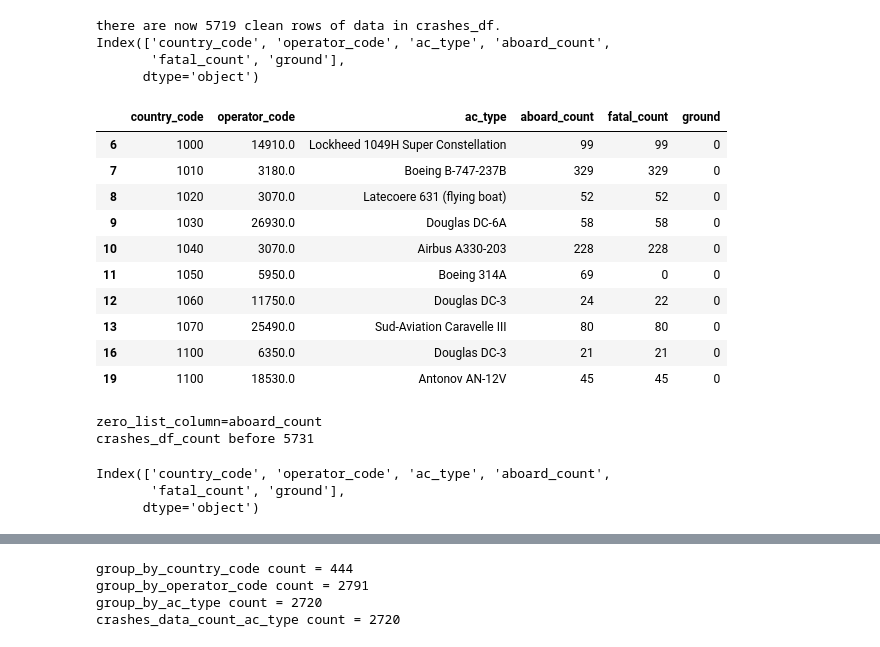
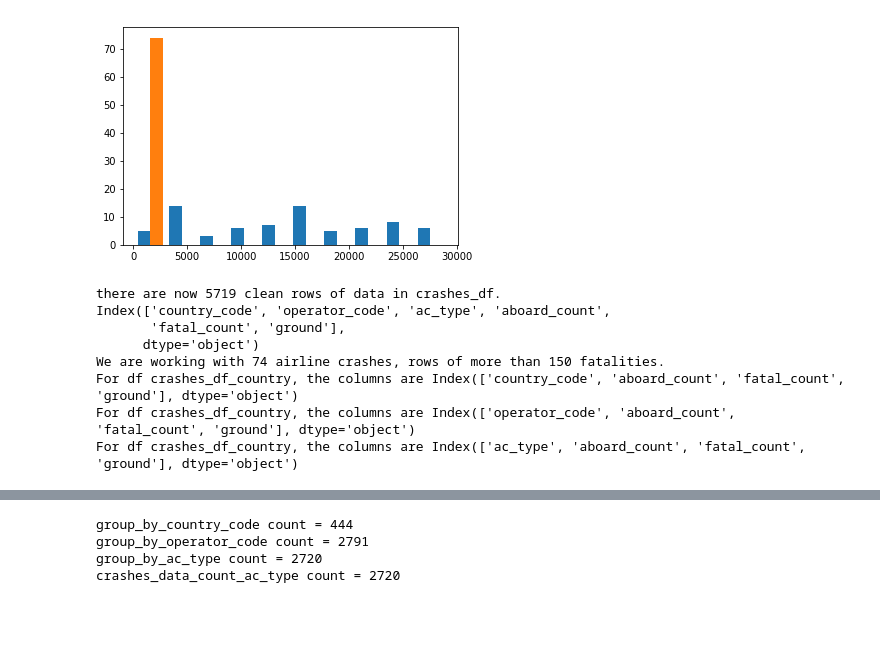
Before and after one commit to loupendley/Thinkful, a Jupyter notebook: Datafiles/Unit2Lesson2Project4.ipynb, the cells around one changed output, grey strips where cells are left out. Drawn from its saved outputs; the diff is of its cells as text; code cells hidden in the pictures; blank space fills up the shorter version.

```diff
--- a/Datafiles/Unit2Lesson2Project4.ipynb
+++ b/Datafiles/Unit2Lesson2Project4.ipynb
@@ -70,3 +68,12 @@ crashes["operator"].head(2)
+# %%
+fig = plt.figure()
+x = crashes_df['operator_code']
+y = crashes_df['fatal_count']
+n, bins, patches = plt.hist([x,y])
+# plotly_fig = tls.mpl_to_plotly(fig)
+# py.iplot(plotly_fig)
+# %% [output]
+[figure, added]
 # %%
 crashes.head(3)
 # %%
@@ -196,44 +203,25 @@ crashes_df['aboard_count'] = pd.to_numeric(crashes_df['aboard_count'])
 crashes_df['fatal_count']  = pd.to_numeric(crashes_df['fatal_count'])
 print("there are now {} clean rows of data in crashes_df.".format(len(crashes_df)))
 print(crashes_df.columns)
+
+FATALITIES = 150
+# we only want big crashes, more than n fatalties
+crashes_big = crashes_df[(crashes_df['fatal_count']  > FATALITIES)]
+crashes_df = crashes_big
+print("We are working with {} airline crashes, rows of more than {} fatalities.".format(len(crashes_df), FATALITIES))
+
+crashes_df_country = crashes_df[['country_code', 'aboard_count', 'fatal_count', 'ground']]
+crashes_df_operator = crashes_df[['operator_code', 'aboard_count', 'fatal_count', 'ground']]
+crashes_df_ac_type = crashes_df[['ac_type', 'aboard_count', 'fatal_count', 'ground']]
+print("For df crashes_df_country, the columns are {}".format(crashes_df_country.columns))
+print("For df crashes_df_country, the columns are {}".format(crashes_df_operator.columns))
+print("For df crashes_df_country, the columns are {}".format(crashes_df_ac_type.columns))
 # %% [output]
 there are now 5719 clean rows of data in crashes_df.
 Index(['country_code', 'operator_code', 'ac_type', 'aboard_count',
        'fatal_count', 'ground'],
       dtype='object')
+We are working with 74 airline crashes, rows of more than 150 fatalities.
+For df crashes_df_country, the columns are Index(['country_code', 'aboard_count', 'fatal_count', 'ground'], dtype='object')
+For df crashes_df_country, the columns are Index(['operator_code', 'aboard_count', 'fatal_count', 'ground'], dtype='object')
+For df crashes_df_country, the columns are Index(['ac_type', 'aboard_count', 'fatal_count', 'ground'], dtype='object')
-# %%
-crashes_df2 = crashes_df[(crashes_df['aboard_count'].  > 20)
-
-# len(crashes_df)
-
-
-crashes_df2.head(10)
-# %% [output]
-|  | country_code | operator_code | ac_type | aboard_count | fatal_count | ground |
-| 6 | 1000 | 14910.0 | Lockheed 1049H Super Constellation | 99 | 99 | 0 |
-| 7 | 1010 | 3180.0 | Boeing B-747-237B | 329 | 329 | 0 |
-| 8 | 1020 | 3070.0 | Latecoere 631 (flying boat) | 52 | 52 | 0 |
-| 9 | 1030 | 26930.0 | Douglas DC-6A | 58 | 58 | 0 |
-| 10 | 1040 | 3070.0 | Airbus A330-203 | 228 | 228 | 0 |
-| 11 | 1050 | 5950.0 | Boeing 314A | 69 | 0 | 0 |
-| 12 | 1060 | 11750.0 | Douglas DC-3 | 24 | 22 | 0 |
-| 13 | 1070 | 25490.0 | Sud-Aviation Caravelle III | 80 | 80 | 0 |
-| 16 | 1100 | 6350.0 | Douglas DC-3 | 21 | 21 | 0 |
-| 19 | 1100 | 18530.0 | Antonov AN-12V | 45 | 45 | 0 |
-# %%
-# this did not fly -- i got error messages like:
-#TypeError: '<' not supported between instances of 'str' and 'int'
-# column_scrub_list = ['aboard_count', 'fatal_count']
-print("zero_list_column={}".format(zero_list_column))
-print("crashes_df_count before {}".format(len(crashes_df)))
-# car_data = car_data[(car_data['modelLine'] != 'undefined')] # string comparisons worked fine
-
-# crashes_df = crashes_df[(crashes_df['aboard_count']  < 20)]
-# print("crashes_df_count after {}".format(len(crashes_df)))
-crashes_df.columns
-# %% [output]
-zero_list_column=aboard_count
-crashes_df_count before 5731
-Index(['country_code', 'operator_code', 'ac_type', 'aboard_count',
-       'fatal_count', 'ground'],
-      dtype='object')
```
Also changed, not shown: parts of 6 cells of this notebook.
